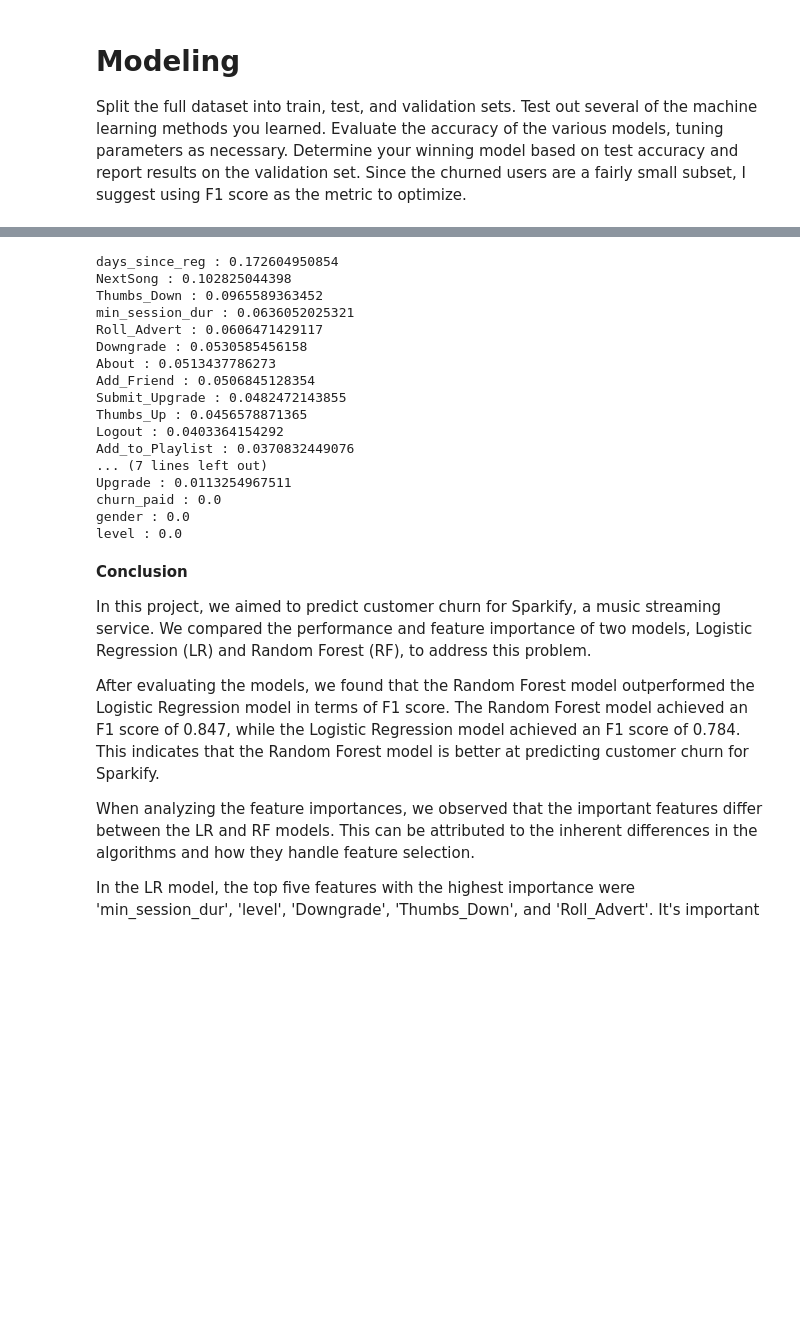
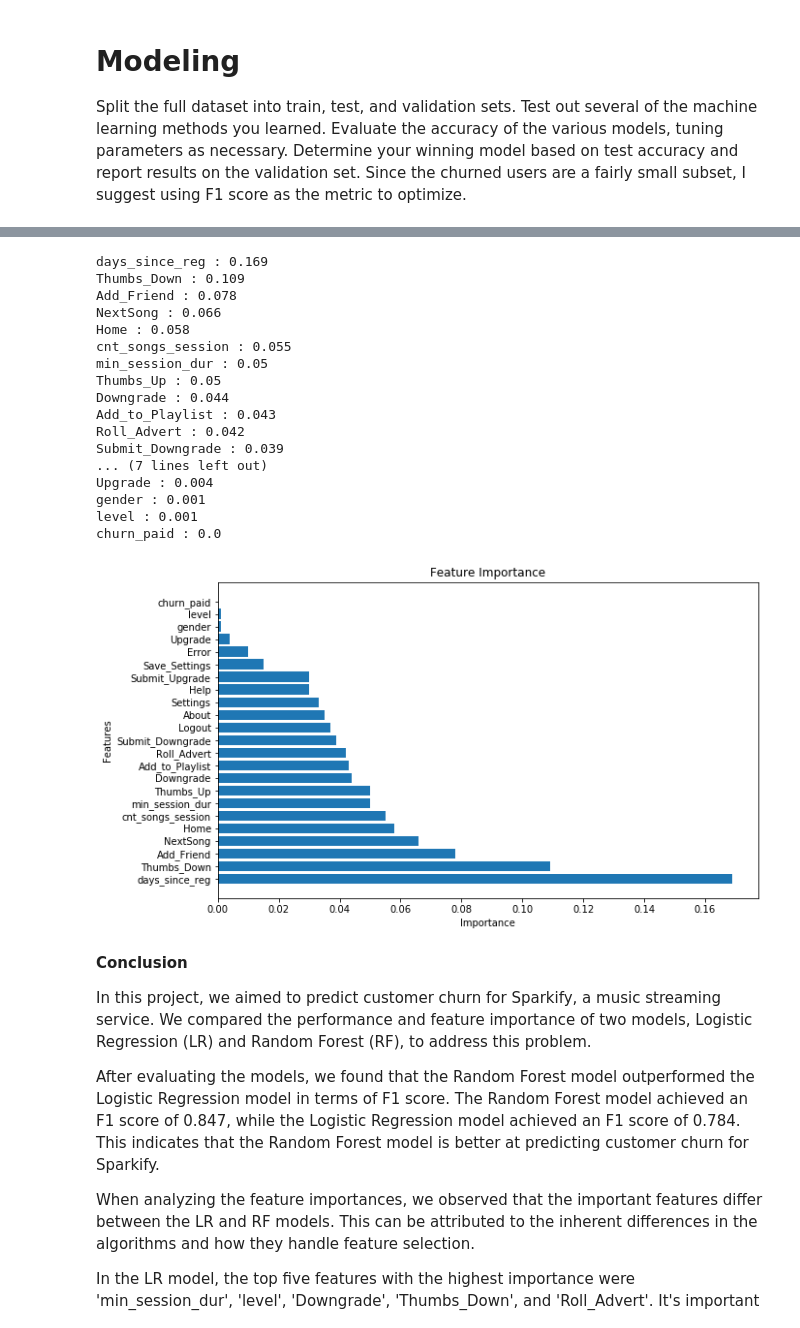
Before and after one commit to polrich/Udacity_Sparkify_Project, a Jupyter notebook: Sparkify.ipynb, the cells around one changed output, grey strips where cells are left out. Saved outputs shown, nothing was run; the diff lists cells and outputs as text; code cells hidden in the pictures; blank space fills up the shorter version.

```diff
--- a/Sparkify.ipynb
+++ b/Sparkify.ipynb
@@ -712,8 +764,10 @@ In this case the Validation F1 score indicates a relatively good performance, it
+# %%
+feature_names = final_df.columns[1:]
 # %%
 # Which features have the highest importance with the RF model
 
 # Get feature importances from the RandomForestClassifier model
-feature_importances = rf_model.featureImportances
+feature_importances = rf_model.featureImportances.toArray().round(3)
 
 # Create a dictionary to store feature names and their importances
 feature_importance_dict = dict(zip(feature_names, feature_importances))
@@ -725,23 +779,42 @@ sorted_features = sorted(feature_importance_dict.items(), key=lambda x: x[1], re
 for feature, importance in sorted_features:
     print(feature, ":", importance)
 # %% [output]
-days_since_reg : 0.172604950854
-NextSong : 0.102825044398
-Thumbs_Down : 0.0965589363452
-min_session_dur : 0.0636052025321
-Roll_Advert : 0.0606471429117
-Downgrade : 0.0530585456158
-About : 0.0513437786273
-Add_Friend : 0.0506845128354
-Submit_Upgrade : 0.0482472143855
-Thumbs_Up : 0.0456578871365
-Logout : 0.0403364154292
-Add_to_Playlist : 0.0370832449076
+days_since_reg : 0.169
+Thumbs_Down : 0.109
+Add_Friend : 0.078
+NextSong : 0.066
+Home : 0.058
+cnt_songs_session : 0.055
+min_session_dur : 0.05
+Thumbs_Up : 0.05
+Downgrade : 0.044
+Add_to_Playlist : 0.043
+Roll_Advert : 0.042
+Submit_Downgrade : 0.039
 ... (7 lines left out)
-Upgrade : 0.0113254967511
+Upgrade : 0.004
+gender : 0.001
+level : 0.001
 churn_paid : 0.0
-gender : 0.0
-level : 0.0
+# %%
+# Extract the labels and values
+labels, values = zip(*sorted_features)
+x_pos = np.arange(len(labels))
+
+# Create a horizontal bar plot
+plt.figure(figsize=(10, 6))
+plt.barh(x_pos, values)
+plt.yticks(x_pos, labels)
+
+# Add labels and title
+plt.xlabel('Importance')
+plt.ylabel('Features')
+plt.title('Feature Importance')
+
+# Display the plot
+plt.show()
+# %% [output]
+[figure, added]
 # %% [markdown]
 **Conclusion**
 
```
Also changed, not shown: parts of 14 cells of this notebook.
